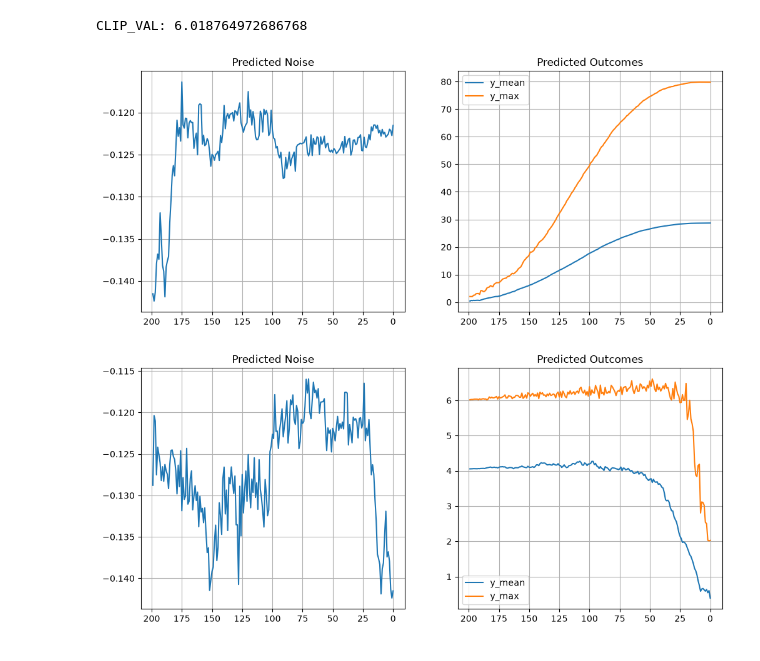
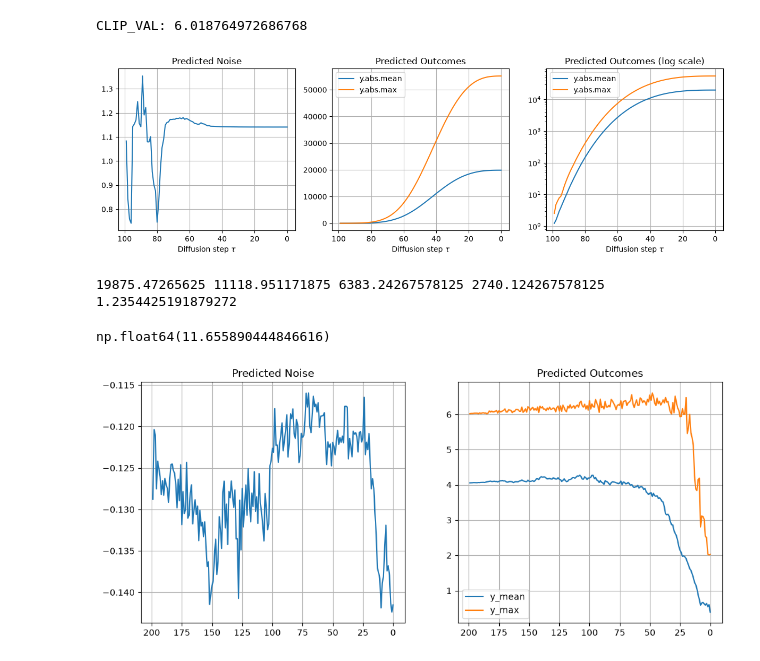
Before and after one commit to case547/diffusion-irregular-ehr, a Jupyter notebook: diffusion.ipynb, the cells around one changed output. Cells and saved outputs as stored; diff of their text form; code cells hidden in the pictures.

```diff
--- a/diffusion.ipynb
+++ b/diffusion.ipynb
@@ -14,7 +14,11 @@ betas_linear = np.linspace(beta_start, beta_end, num_steps)
 betas_quadratic = np.linspace(beta_start**0.5, beta_end**0.5, num_steps) ** 2
 betas_cosine = _DiffusionBase.cosine_beta_schedule(num_steps)
 
-betas_list = [betas_linear, betas_quadratic, betas_cosine]
+betas_list = [
+    # betas_linear,
+    betas_quadratic,
+    # betas_cosine,
+]
 alphas_list = [1 - betas for betas in betas_list]
 alpha_bar_list = [np.cumprod(alphas) for alphas in alphas_list]
 
@@ -55,7 +63,7 @@ plt.show()
 # %% [markdown]
 ## `beta_end` Comparison
 # %%
-num_steps_list = [100, 150, 200, 250]
+num_steps_list = [10, 100, 150, 200, 250]
 beta_ends = [0.05, 0.1, 0.15, 0.2, 0.25, 0.5]
 
 fig, axs = plt.subplots(
@@ -142,7 +153,7 @@ mean/std: 0.19222968816757202 1.0039902925491333
 # %%
 model = DiffPO(cfg.model, cfg.diffusion)
 sd = torch.load(
-    "checkpoints/final_model_naive_full_2026-08-03T16_21_12.pth", map_location="cpu"
+    "checkpoints/final_model_naive_full_2026-08-03T16_08_35.pth", map_location="cpu"
 )
 model.load_state_dict(sd)
 model.eval()
@@ -201,9 +212,9 @@ def ddpm_reverse(clip_denoised: bool = False, clip_mu: bool = False):
             else:
                 y = mu
 
-            eps_pred_list.append(eps_pred.mean().item())
-            y_mean_list.append(y.mean().item())
-            y_max_list.append(y.max().item())
+            eps_pred_list.append(eps_pred.abs().mean().item())
+            y_mean_list.append(y.abs().mean().item())
+            y_max_list.append(y.abs().max().item())
 
     # Return in reversed order to match the original time steps tau=0...L-1
     eps_pred_list.reverse()
@@ -215,26 +226,48 @@ CLIP_VAL: 6.018764972686768
 # %%
 # No clipping
 
 eps_pred_list, y_mean_list, y_max_list = ddpm_reverse()
 
-fig, (ax0, ax1) = plt.subplots(1, 2, figsize=(12, 5))
+fig, (ax0, ax1, ax2) = plt.subplots(1, 3, figsize=(12, 4))
 
-ax0.plot(eps_pred_list)
+ax0.plot(eps_pred_list, label="eps_pred.abs.mean")
 ax0.set_xlim(ax0.get_xlim()[::-1])
+ax0.set_xlabel(r"Diffusion step $\tau$")
 ax0.set_title("Predicted Noise")
 ax0.grid()
 
-ax1.plot(y_mean_list, label="y_mean")
-ax1.plot(y_max_list, label="y_max")
-ax1.set_xlim(ax1.get_xlim()[::-1])
-ax1.set_title("Predicted Outcomes")
-ax1.legend()
-ax1.grid()
+def plot_y(ax, semilogy=False):
+    ax.plot(y_mean_list, label="y.abs.mean")
+    ax.plot(y_max_list, label="y.abs.max")
+    ax.set_xlim(ax.get_xlim()[::-1])
+    ax.set_xlabel(r"Diffusion step $\tau$")
 
-# plt.tight_layout()
+    title = "Predicted Outcomes"
+
+    if semilogy:
+        ax.semilogy()
+        title += " (log scale)"
+
+    ax.set_title(title)
+    ax.legend()
+    ax.grid()
+
+plot_y(ax1)
+plot_y(ax2, semilogy=True)
+
+plt.tight_layout()
 plt.show()
+
+print(y_mean_list[0], y_mean_list[40], y_mean_list[50], y_mean_list[60], y_mean_list[-1])
 # %% [output]
-[figure, old version]
+[figure, new version]
+19875.47265625 11118.951171875 6383.24267578125 2740.124267578125 1.2354425191879272
+# %%
+# 2218 over 39 steps is
+(99 - 60) / np.log10(y_mean_list[60] / y_mean_list[-1])
+# (99 - 55) / np.log10(y_mean_list[55] / y_mean_list[-1])
+# %% [output]
+np.float64(11.655890444846616)
 # %%
 # Clip posterior mu
 
```
Also changed, not shown: parts of 3 cells of this notebook, 2 other files.
